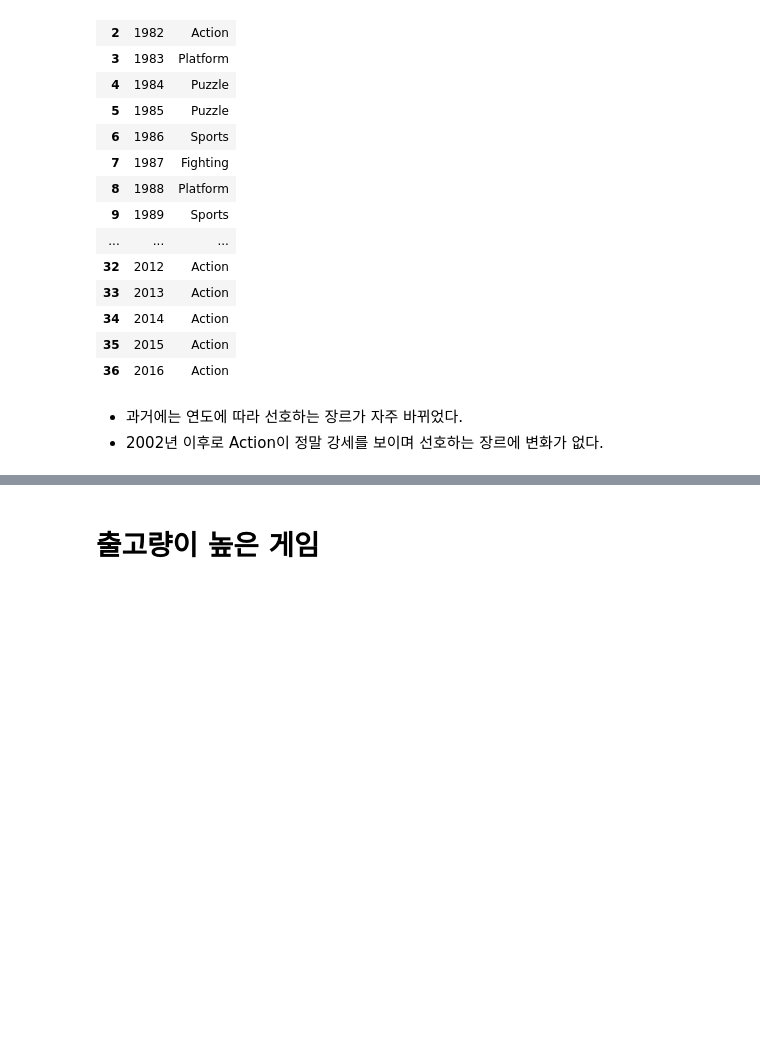
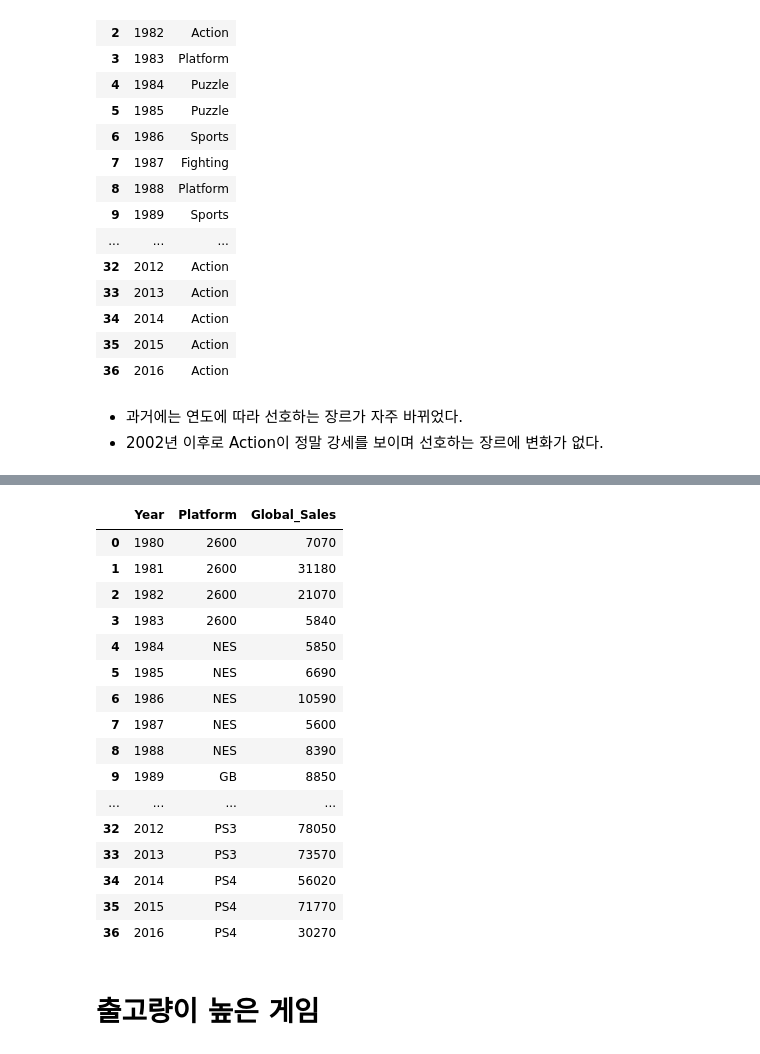
Before and after one commit to sseyonafre/Project, a Jupyter notebook: sprint1/AI_14_고세희_Section1.ipynb, the cells around one changed output, grey strips where cells are left out. Drawn from its saved outputs; the diff is of its cells as text; code cells hidden in the pictures; blank space fills up the shorter version.

```diff
--- a/sprint1/AI_14_고세희_Section1.ipynb
+++ b/sprint1/AI_14_고세희_Section1.ipynb
@@ -655,3 +672,26 @@ top_genre.iloc[:,0:2]
+# %%
+s_y_p= df.groupby(['Year','Platform'],as_index=False)['Global_Sales'].sum().sort_values(by='Year',ascending=True) #각 연도마다 플랫폼별 총판매량을 정렬.
+# %%
+top_platform = s_y_p.loc[s_y_p.groupby(['Year'])['Global_Sales'].idxmax()].reset_index(drop=True)
+top_platform
+# %% [output]
+|  | Year | Platform | Global_Sales |
+| 0 | 1980 | 2600 | 7070 |
+| 1 | 1981 | 2600 | 31180 |
+| 2 | 1982 | 2600 | 21070 |
+| 3 | 1983 | 2600 | 5840 |
+| 4 | 1984 | NES | 5850 |
+| 5 | 1985 | NES | 6690 |
+| 6 | 1986 | NES | 10590 |
+| 7 | 1987 | NES | 5600 |
+| 8 | 1988 | NES | 8390 |
+| 9 | 1989 | GB | 8850 |
+| ... | ... | ... | ... |
+| 32 | 2012 | PS3 | 78050 |
+| 33 | 2013 | PS3 | 73570 |
+| 34 | 2014 | PS4 | 56020 |
+| 35 | 2015 | PS4 | 71770 |
+| 36 | 2016 | PS4 | 30270 |
 # %% [markdown]
 # 출고량이 높은 게임
 # %% [markdown]
```
Also changed, not shown: parts of 23 cells of this notebook.
